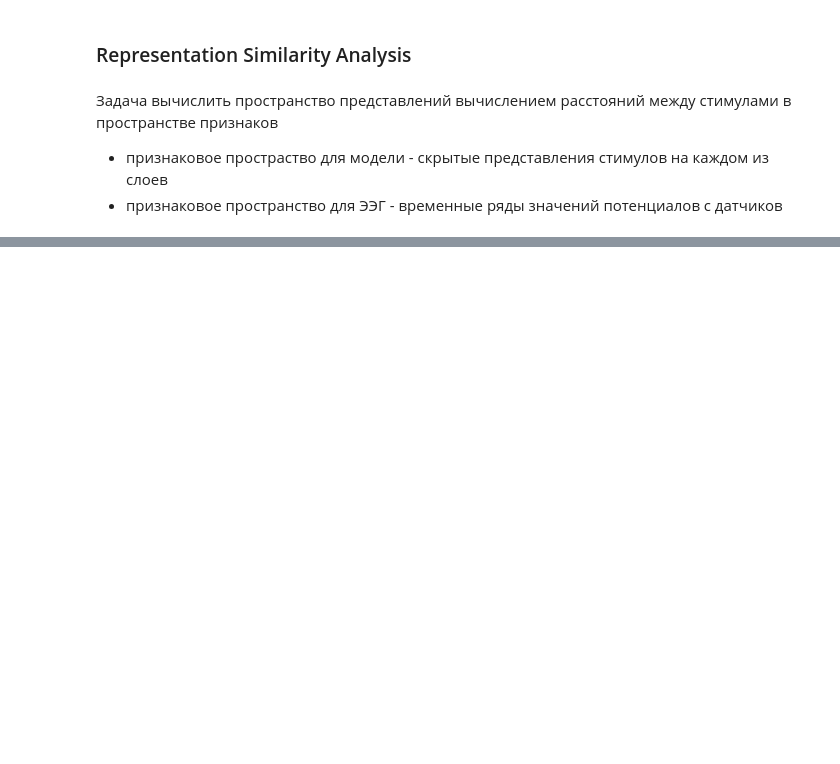
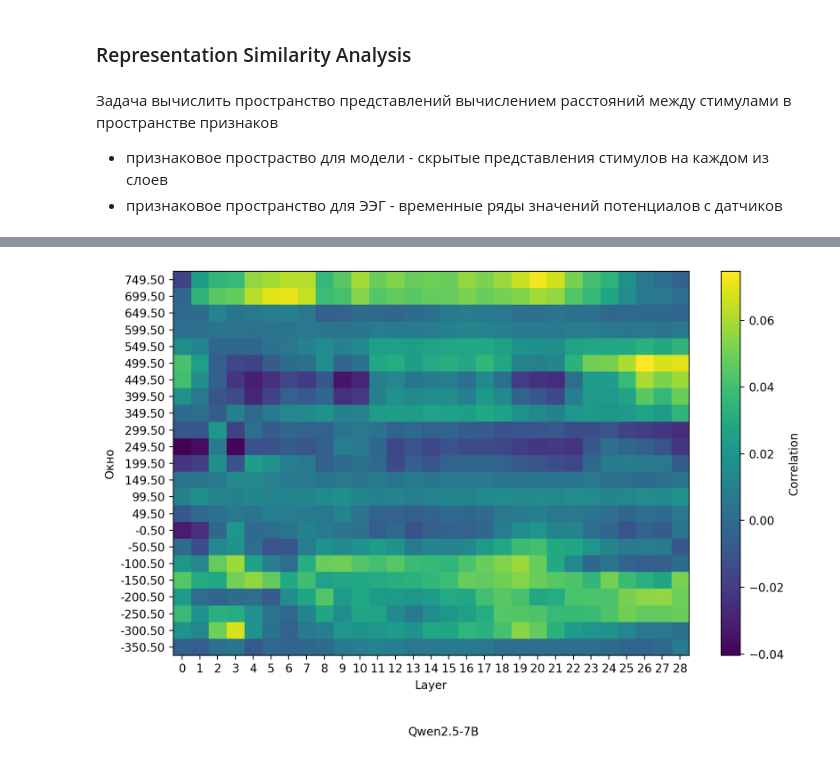
Before and after one commit to mikheevshow/SIGNAL-analysis, a Jupyter notebook: notebooks/rsa.ipynb, the cells around one changed output, grey strips where cells are left out. Cells and saved outputs as stored; diff of their text form; code cells hidden in the pictures; blank space fills up the shorter version.

```diff
--- a/notebooks/rsa.ipynb
+++ b/notebooks/rsa.ipynb
@@ -192,0 +29,30 @@ pd.read_csv(epochs_info)
+# %%
+
+model_name = "Qwen2.5-7B"
+with open("../src/results/Qwen_Qwen2.5-7B/stimuli_matrix_by_layer/rsa_json.json", "r") as f:
+    data = json.load(f)
+
+layers = sorted(data.keys(), key=lambda x: int(x))
+
+cor_matrix = np.array([data[layer]["correlations"] for layer in layers]).T
+
+
+time_axis = data[layers[0]]["window_centers"]
+
+plt.figure(figsize=(10, 6))
+im = plt.imshow(
+    cor_matrix,
+    aspect='auto',
+    origin='lower',
+    cmap='viridis'
+)
+
+plt.colorbar(im, label="Correlation")
+plt.xlabel("Layer")
+plt.ylabel("Окно")
+plt.figtext(0.45, -0.05, model_name, ha="center")
+plt.xticks(range(len(layers)), layers, rotation=0)
+plt.yticks(range(len(time_axis)), [f"{(t * 1000):.2f}" for t in time_axis])
+
+plt.show()
+# %% [output]
@@ -192,0 +60 @@ pd.read_csv(epochs_info)
+[figure, added]
```
Also changed, not shown: parts of 26 cells of this notebook, 5 other files.
